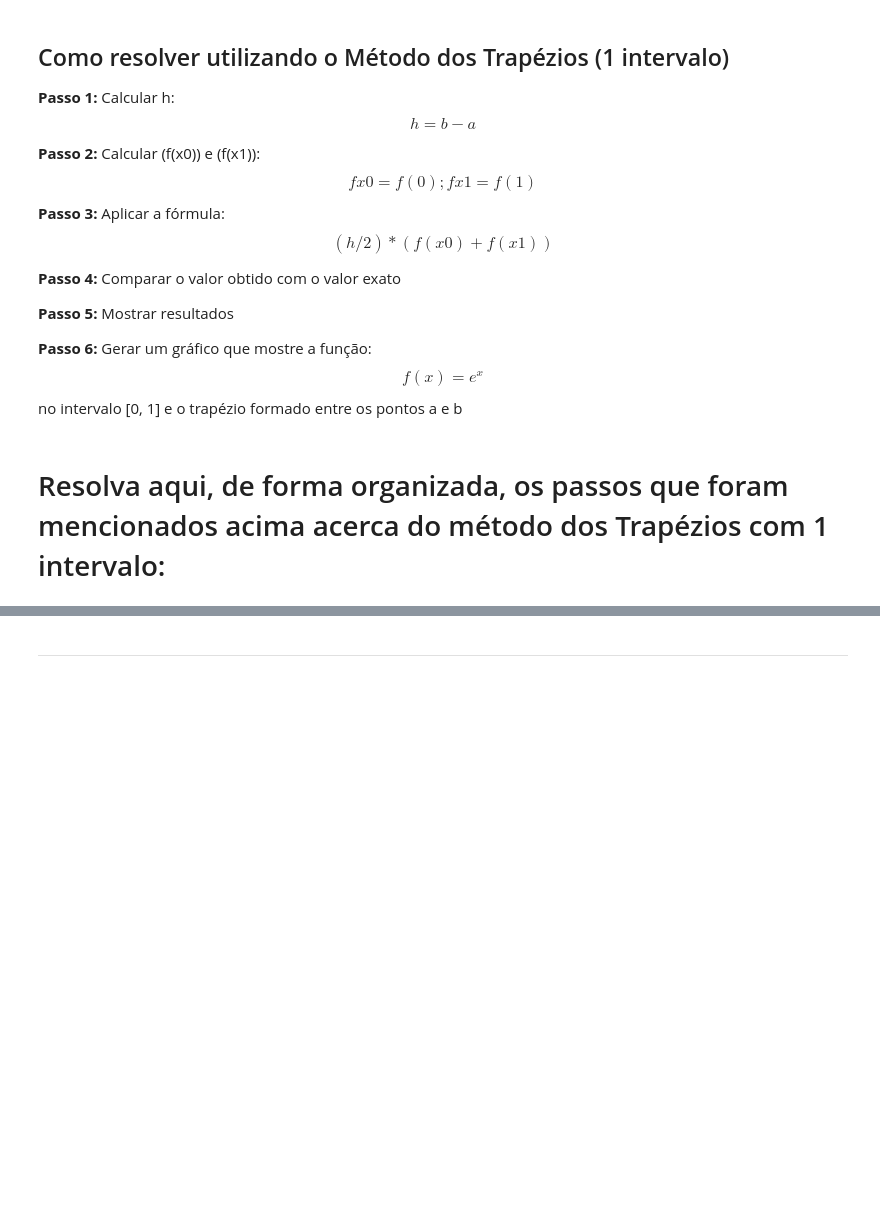
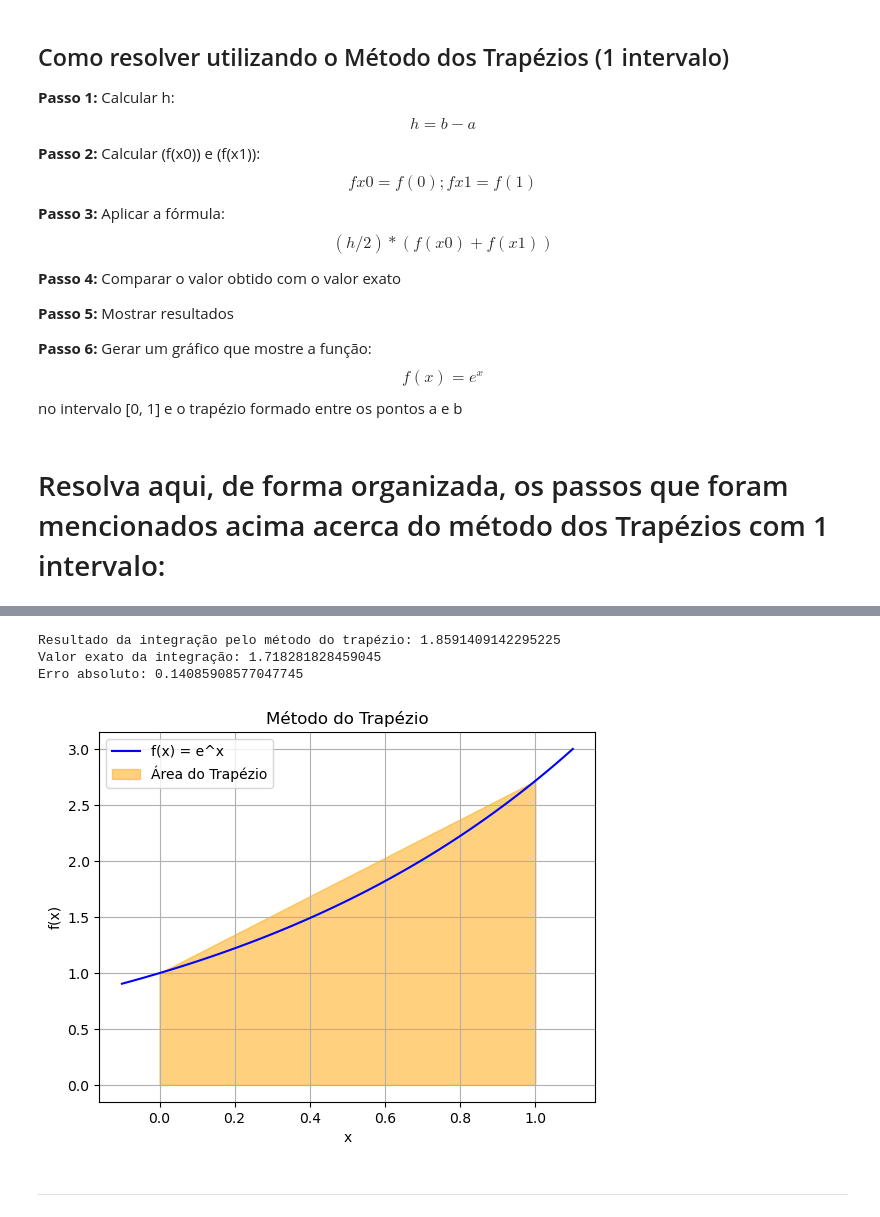
Before and after one commit to F-Loschi/calculo-numerico, a Jupyter notebook: ATV_10_Felipe_Silva_Loschi.ipynb, the cells around one changed output, grey strips where cells are left out. Saved outputs shown, nothing was run; the diff lists cells and outputs as text; code cells hidden in the pictures; blank space fills up the shorter version.

```diff
--- a/ATV_10_Felipe_Silva_Loschi.ipynb
+++ b/ATV_10_Felipe_Silva_Loschi.ipynb
@@ -119,0 +102,7 @@ no intervalo [0, 1] e o trapézio formado entre os pontos a e b
+# %%
+# Passo 1 - Calcular h
+# Escreva aqui o cálculo de h = b - a
+
+h = b - a
+x0 = a
+x1 = b
@@ -120,3 +124,29 @@ no intervalo [0, 1] e o trapézio formado entre os pontos a e b
+# %%
+# Passo 5 - Mostrar resultados
+# print(...)
+print(f"Resultado da integração pelo método do trapézio: {IT}")
+print(f"Valor exato da integração: {I_exato}")
+print(f"Erro absoluto: {erro}")
+# %% [output]
+Resultado da integração pelo método do trapézio: 1.8591409142295225
+Valor exato da integração: 1.718281828459045
+Erro absoluto: 0.14085908577047745
+# %%
+#Passo 6
+#plt.plot() e plt.fill_between() para desenhar a curva e preencher a area do trapezio
+
+x = np.linspace(a - 0.1, b + 0.1, 100)
+y = funcao(x)
+plt.plot(x, y, label='f(x) = e^x', color='blue')
+plt.fill_between([x0, x1], [funcao(x0), funcao(x1)], color='orange', alpha=0.5, label='Área do Trapézio')
+plt.title('Método do Trapézio')
+plt.xlabel('x')
+plt.ylabel('f(x)')
+plt.legend()
+plt.grid()
+plt.show()
+# %% [output]
+[figure, added]
 # %% [markdown]
 ---
 # %% [markdown]
```
Also changed, not shown: parts of 16 cells of this notebook.
